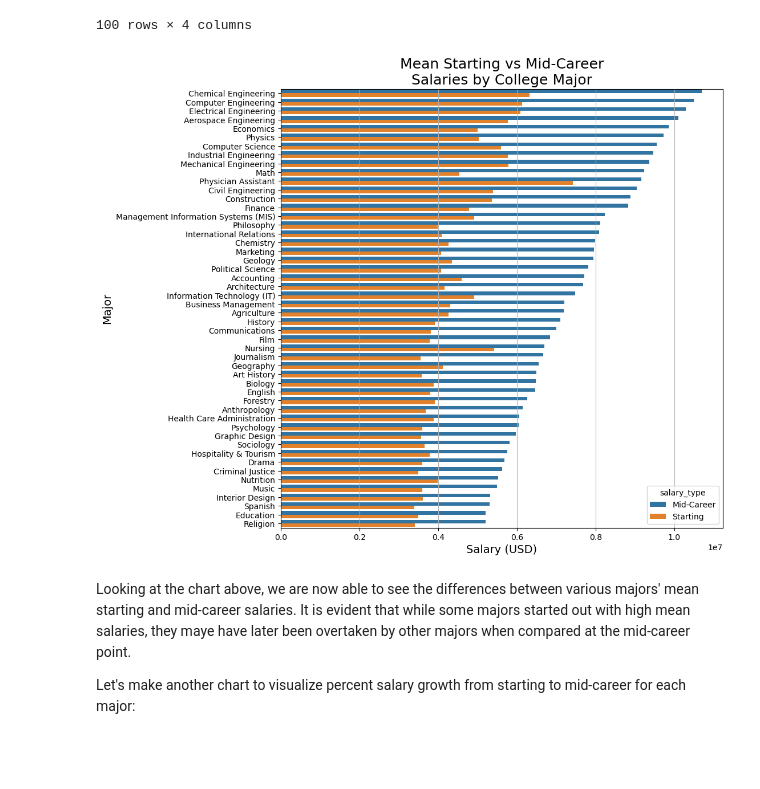
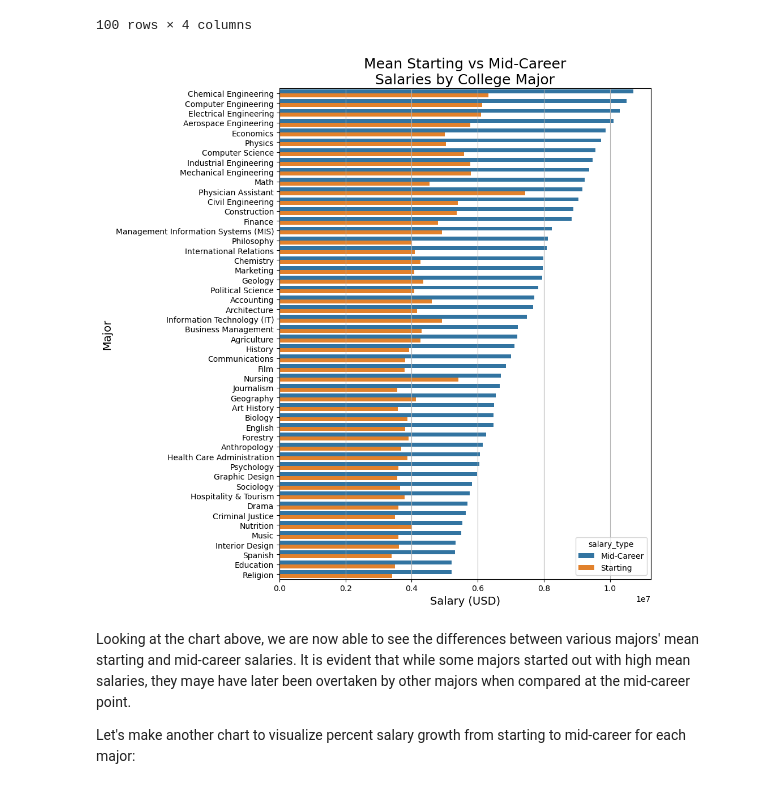
Before and after one commit to RRazvan90/group-3, a Jupyter notebook: Top Earners Per Degree.ipynb, the cells around one changed output. Cells and saved outputs as stored; diff of their text form; code cells hidden in the pictures; blank space fills up the shorter version.

```diff
--- a/Top Earners Per Degree.ipynb
+++ b/Top Earners Per Degree.ipynb
@@ -314,14 +316,15 @@ combined
 # %%
 # Grouped bar plot showing mean starting salary and mean mid-career salary for each major.
 plt.figure(figsize = (10, 10))
 sns.barplot(x = 'salary', y = 'Undergraduate_Major', hue = 'salary_type', data = combined.sort_values(['salary_type', 'salary'], ascending = [True, False]))
 plt.title('Mean Starting vs Mid-Career\nSalaries by College Major', fontsize = 18)
 plt.xlabel('Salary (USD)', fontsize = 14)
 plt.ylabel('Major', fontsize = 14)
 plt.grid(axis = 'x')
+plt.tight_layout()
 plt.savefig("Mean Starting vs Mid-Career Salaries by College Major.jpg")
 # %% [output]
-[figure, old version]
+[figure, new version]
 # %% [markdown]
 Looking at the chart above, we are now able to see the differences between various majors' mean starting and mid-career salaries. It is evident that while some majors started out with high mean salaries, they maye have later been overtaken by other majors when compared at the mid-career point.
 
```
Also changed, not shown: parts of 10 cells of this notebook, 4 other files.
